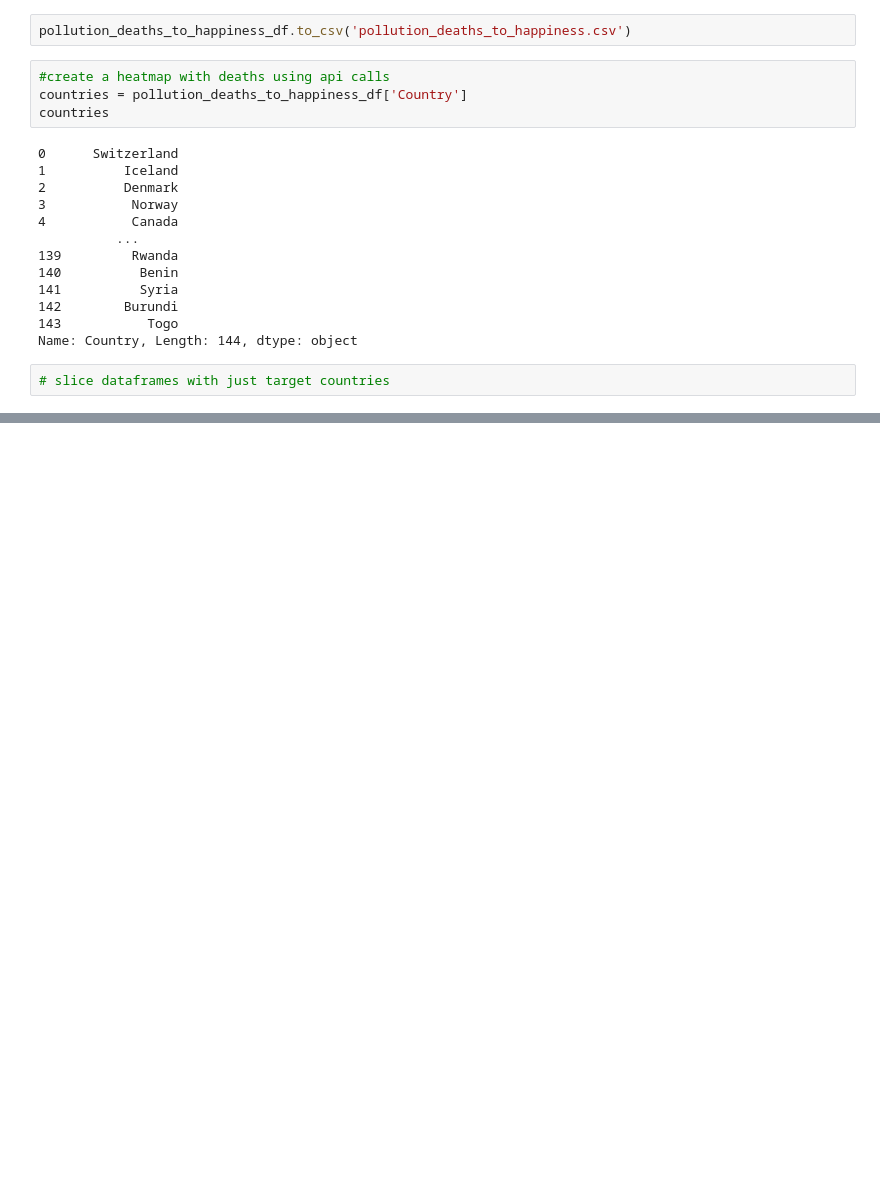
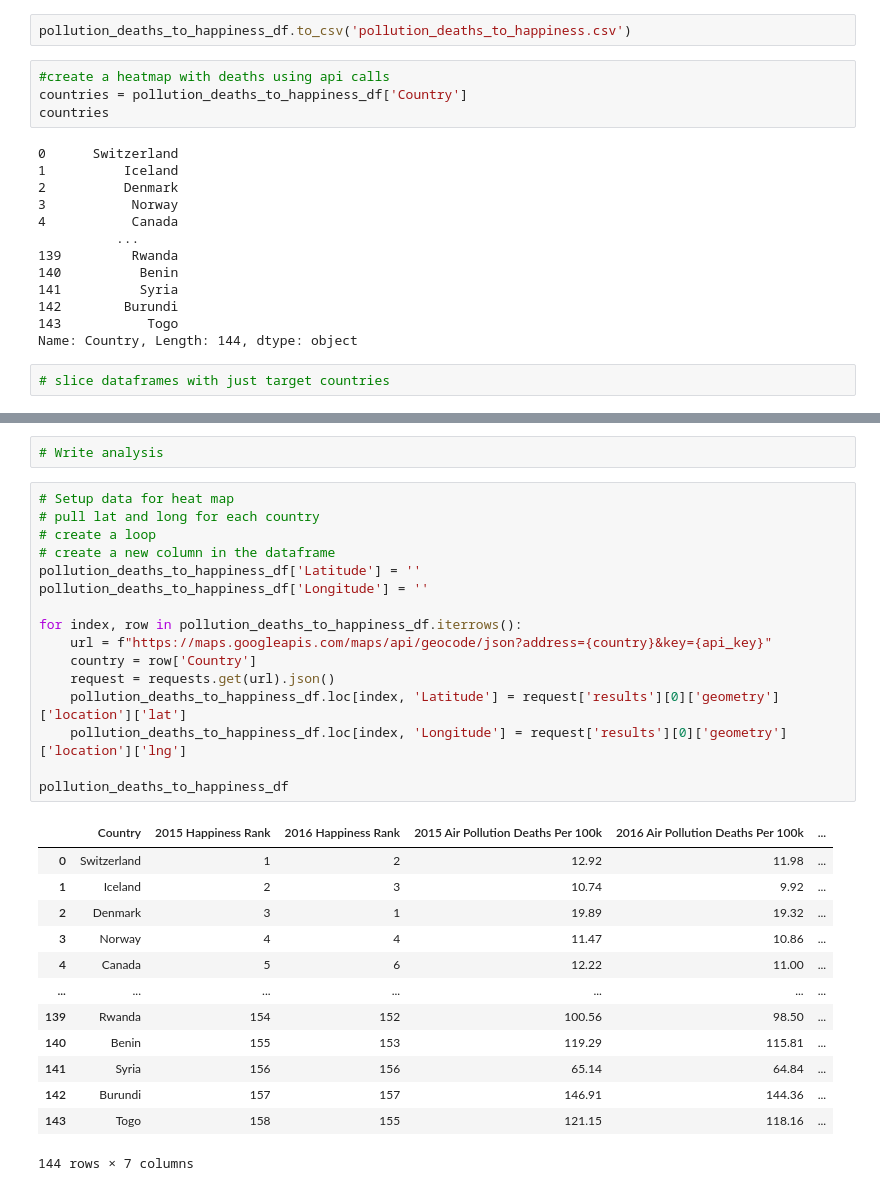
Before and after one commit to jaysueno/Group_Good_Guys, a Jupyter notebook: jay_folder/jay_air_quality.ipynb, the cells around one changed output, grey strips where cells are left out. Cells and saved outputs as stored; diff of their text form; blank space fills up the shorter version.

```diff
--- a/jay_folder/jay_air_quality.ipynb
+++ b/jay_folder/jay_air_quality.ipynb
@@ -218,0 +267,32 @@ Name: Country, Length: 144, dtype: object
+# %%
+# Write analysis
+# %%
+# Setup data for heat map
+# pull lat and long for each country
+# create a loop
+# create a new column in the dataframe
+pollution_deaths_to_happiness_df['Latitude'] = ''
+pollution_deaths_to_happiness_df['Longitude'] = ''
+
+for index, row in pollution_deaths_to_happiness_df.iterrows():
+    url = f"https://maps.googleapis.com/maps/api/geocode/json?address={country}&key={api_key}"
+    country = row['Country']
+    request = requests.get(url).json()
+    pollution_deaths_to_happiness_df.loc[index, 'Latitude'] = request['results'][0]['geometry']['location']['lat']
+    pollution_deaths_to_happiness_df.loc[index, 'Longitude'] = request['results'][0]['geometry']['location']['lng']
+
+pollution_deaths_to_happiness_df
+# %% [output]
+|  | Country | 2015 Happiness Rank | 2016 Happiness Rank | 2015 Air Pollution Deaths Per 100k | 2016 Air Pollution Deaths Per 100k | ... |
+| 0 | Switzerland | 1 | 2 | 12.92 | 11.98 | ... |
+| 1 | Iceland | 2 | 3 | 10.74 | 9.92 | ... |
+| 2 | Denmark | 3 | 1 | 19.89 | 19.32 | ... |
+| 3 | Norway | 4 | 4 | 11.47 | 10.86 | ... |
+| 4 | Canada | 5 | 6 | 12.22 | 11.00 | ... |
+| ... | ... | ... | ... | ... | ... | ... |
+| 139 | Rwanda | 154 | 152 | 100.56 | 98.50 | ... |
+| 140 | Benin | 155 | 153 | 119.29 | 115.81 | ... |
+| 141 | Syria | 156 | 156 | 65.14 | 64.84 | ... |
+| 142 | Burundi | 157 | 157 | 146.91 | 144.36 | ... |
+| 143 | Togo | 158 | 155 | 121.15 | 118.16 | ... |
+144 rows × 7 columns
```
Also changed, not shown: parts of 6 cells of this notebook, 2 other files.
